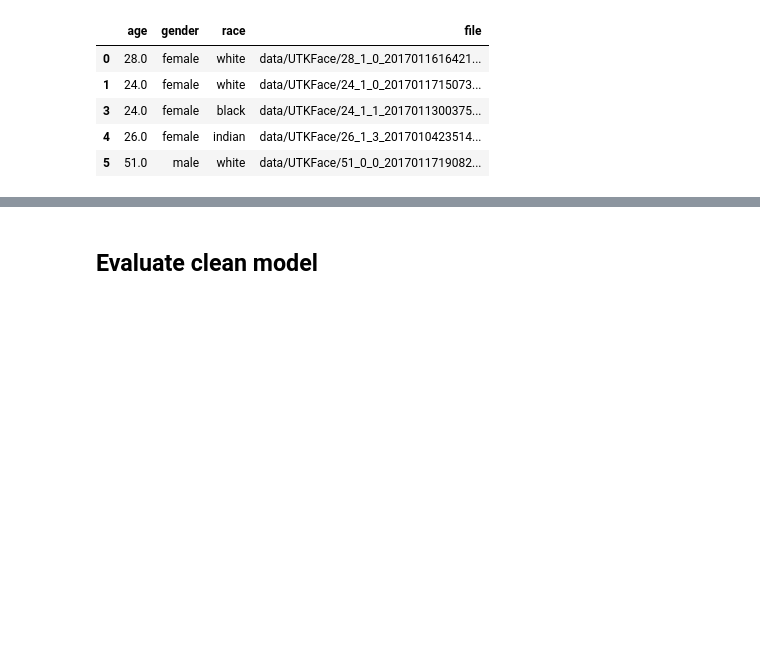
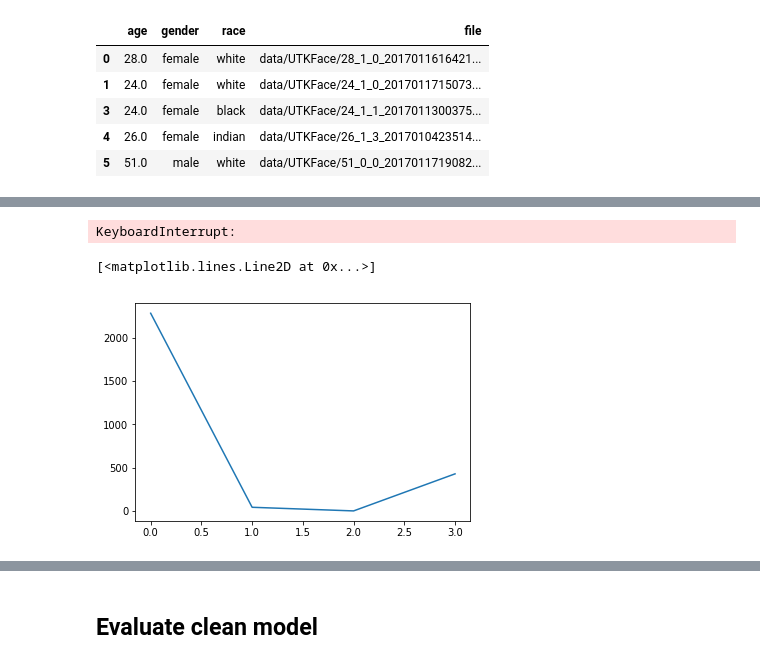
Before and after one commit to tremblerz/age-gender-estimator-keras, a Jupyter notebook: UTK/fgsm_eps.ipynb, the cells around one changed output, grey strips where cells are left out. Cells and saved outputs as stored; diff of their text form; code cells hidden in the pictures; blank space fills up the shorter version.

```diff
--- a/UTK/fgsm_eps.ipynb
+++ b/UTK/fgsm_eps.ipynb
@@ -278,6 +277,28 @@ def random_image(sample_num=None):
     gender_one_hot = np_utils.to_categorical(gender_label, len(ID_GENDER_MAP))
 
     return image, gender_one_hot, race_one_hot
+# %%
+def perturbed_random_image(eps, index, sample_num=None):
+    #index = np.random.choice(indices)
+    #if sample_num is None:
+    #    random_record = df.sample().iloc[0]
+    #else:
+    random_record = df.iloc[index]
+
+    file = random_record['file']
+    folder = "adv_generated_imgs_pgd"
+    filename = "./{}/{}/{}/{}".format(file.split("/")[0], folder, str(eps), file.split("/")[-1])
+
+    image = imread(filename)
+    image = preprocess_image(image, input_shape)
+
+    race_label = random_record['race_id']
+    gender_label = random_record['gender_id']
+
+    race_one_hot = np_utils.to_categorical(race_label, len(ID_RACE_MAP))
+    gender_one_hot = np_utils.to_categorical(gender_label, len(ID_GENDER_MAP))
+
+    return image, gender_one_hot, race_one_hot
 # %%
 image, gender_one_hot, race_one_hot = random_image(114)
 
@@ -287,12 +308,25 @@ images = FGSM(image, model, race_one_hot, gender_one_hot, alpha_1 = 1., alpha_2
 
 plot_adversarial(images)
 # %%
-image, gender_one_hot, race_one_hot = random_image(114)
+race = [0,0,0,0]
+gender = [0,0]
+for idx in test_idx:
+    image, gender_one_hot, race_one_hot = perturbed_random_image(0.2, idx)
 
-#predictions = predict(model, image)
+    #predictions = predict(model, image)
 
-#images = FGSM(image, model, race_one_hot, gender_one_hot, alpha_1 = 10., alpha_2 = -10.)
-image = PGD(image, model, race_one_hot, gender_one_hot, alpha_1 = 1., alpha_2 = -1., eps=0.1, steps=20)
-
-#plot_adversarial(image)
-plt.imshow(image[0])
+    # images = FGSM(image, model, race_one_hot, gender_one_hot, alpha_1 = 10., alpha_2 = -10.)
+    # image = PGD(image, race_one_hot, gender_one_hot, alpha_1 = 1., alpha_2 = -1., eps=0.1, steps=20)
+    out = model.predict(image)
+    #print(out[1], out[2])
+    #print(predi)
+    #plot_adversarial(image)
+    race[np.argmax(out[1])] += 1
+    gender[np.argmax(out[2])] += 1
+# %% [output]
+KeyboardInterrupt:
+# %%
+plt.plot(race)
+# %% [output]
+[<matplotlib.lines.Line2D at 0x...>]
+[figure, added]
```
Also changed, not shown: parts of 32 cells of this notebook, 1 other file.
